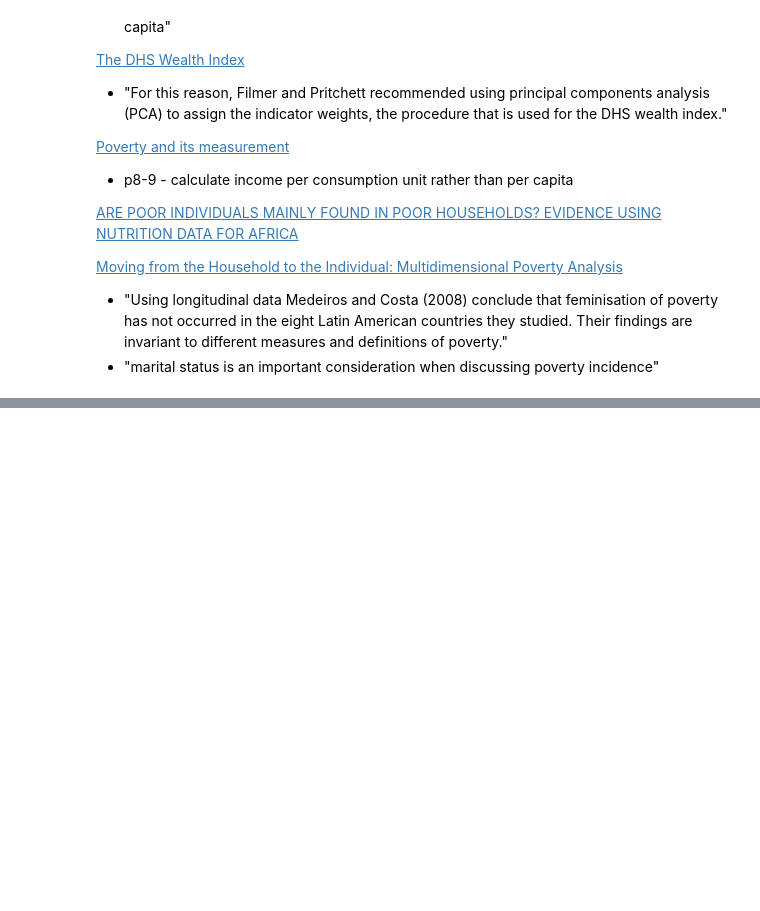
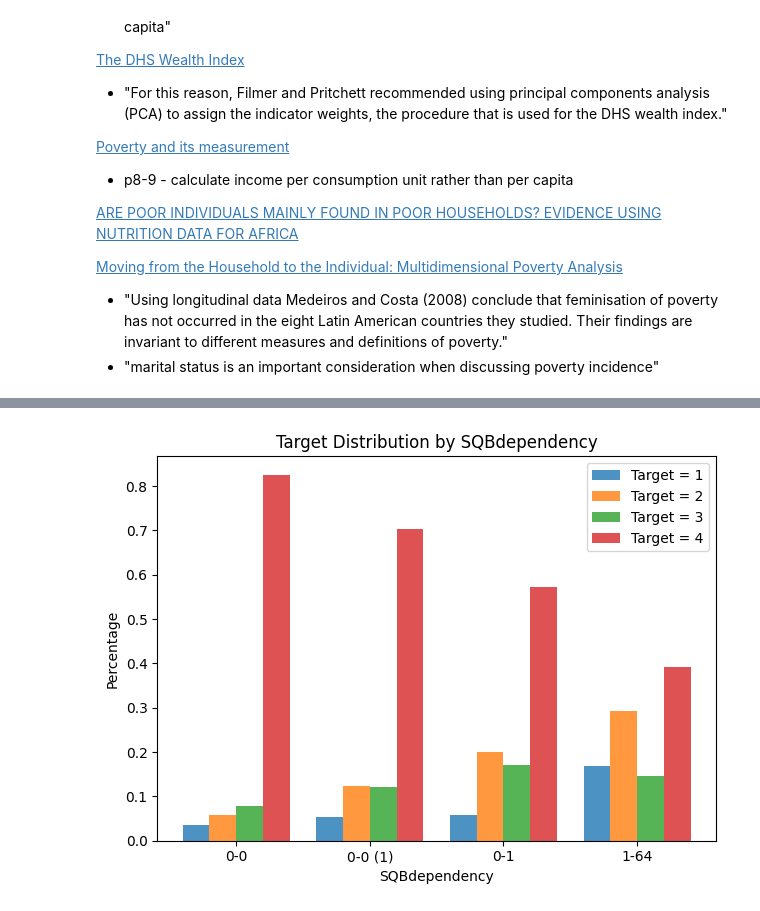
Before and after one commit to andrewjtdunn/Costa-Rican-Household-Poverty-Level-Prediction, a Jupyter notebook: exploratory_analysis.ipynb, the cells around one changed output, grey strips where cells are left out. Cells and saved outputs as stored; diff of their text form; code cells hidden in the pictures; blank space fills up the shorter version.

```diff
--- a/exploratory_analysis.ipynb
+++ b/exploratory_analysis.ipynb
@@ -304,0 +482,4 @@ results_df.to_csv('regression_results.csv', index=False)
+# %%
+plot_continuous(df,'SQBdependency','Target')
+# %% [output]
+[figure, added]
```
Also changed, not shown: parts of 29 cells of this notebook.
